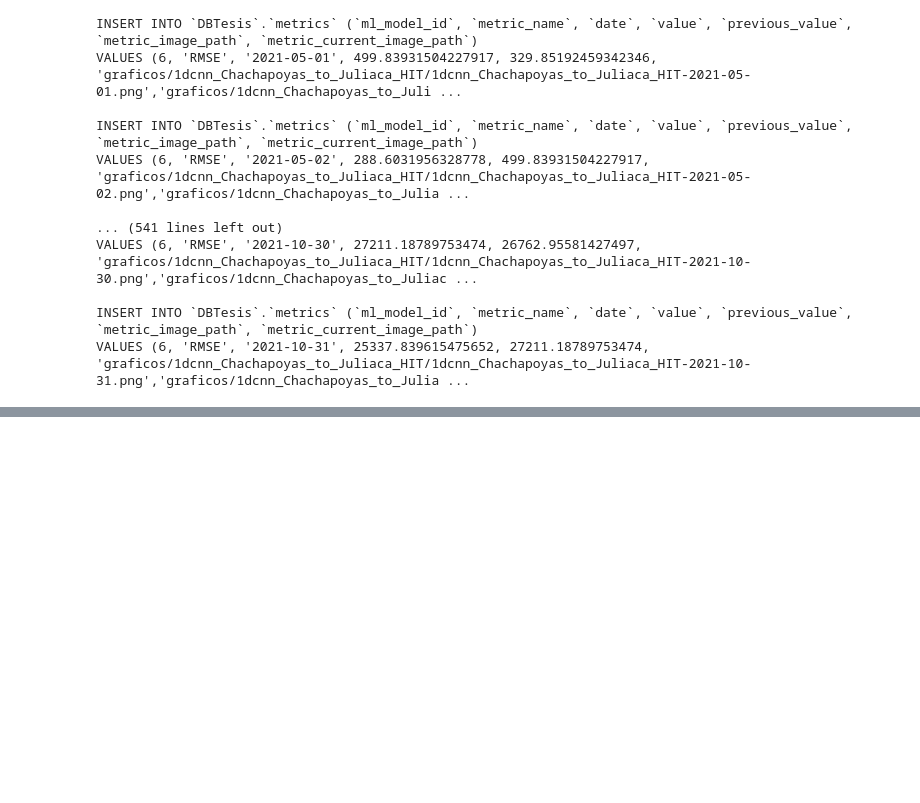
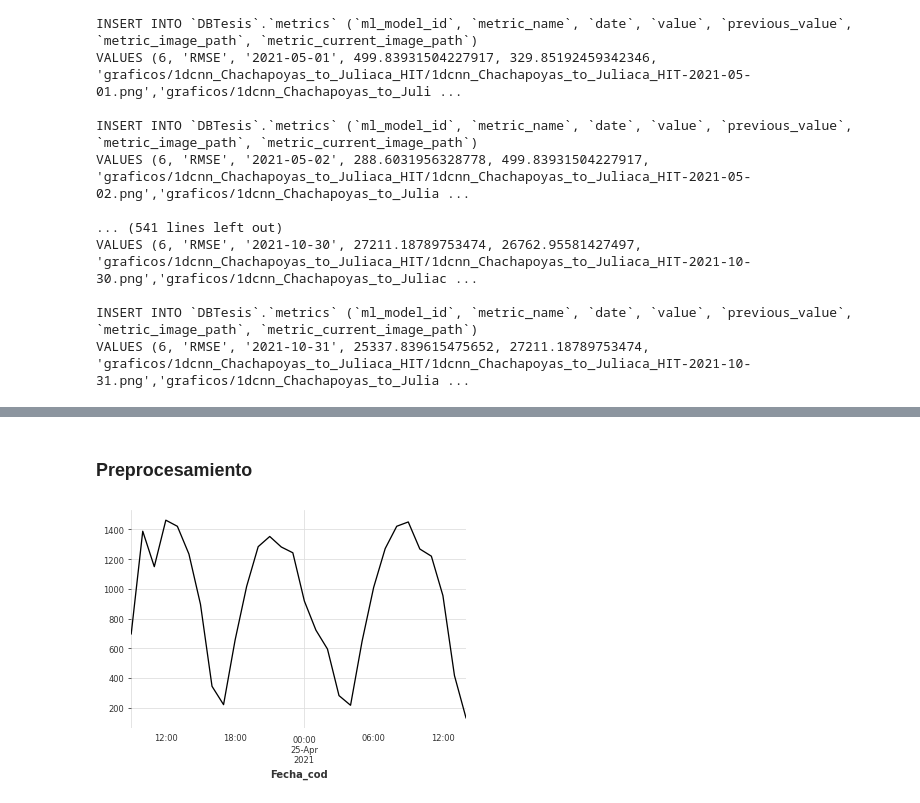
Before and after one commit to Leinadh/PV-Forecasting, a Jupyter notebook: generacion_graficos.ipynb, the cells around one changed output, grey strips where cells are left out. Saved outputs shown, nothing was run; the diff lists cells and outputs as text; code cells hidden in the pictures; blank space fills up the shorter version.

Commit message:
update gener graphs

```diff
--- a/generacion_graficos.ipynb
+++ b/generacion_graficos.ipynb
@@ -1517,0 +1592,15 @@ VALUES (6, 'RMSE', '2021-10-31', 25337.839615475652, 27211.18789753474, 'grafico
+# %% [markdown]
+### Preprocesamiento
+# %%
+start = df.iloc[0]['Fecha']
+# %%
+df['Fecha_cod'] = pd.date_range(freq='H', start=start, periods=len(df))
+# df.head(13)
+# %%
+series_raw = TimeSeries.from_dataframe(df, 'Fecha_cod', df_columns)#,'Irradiancia'])#, freq='H')
+# %%
+col_obj = 'Pac'
+# %%
+series_raw[0:30][col_obj].plot()
+# %% [output]
+[figure, added]
```
Also changed, not shown: parts of 86 cells of this notebook.
